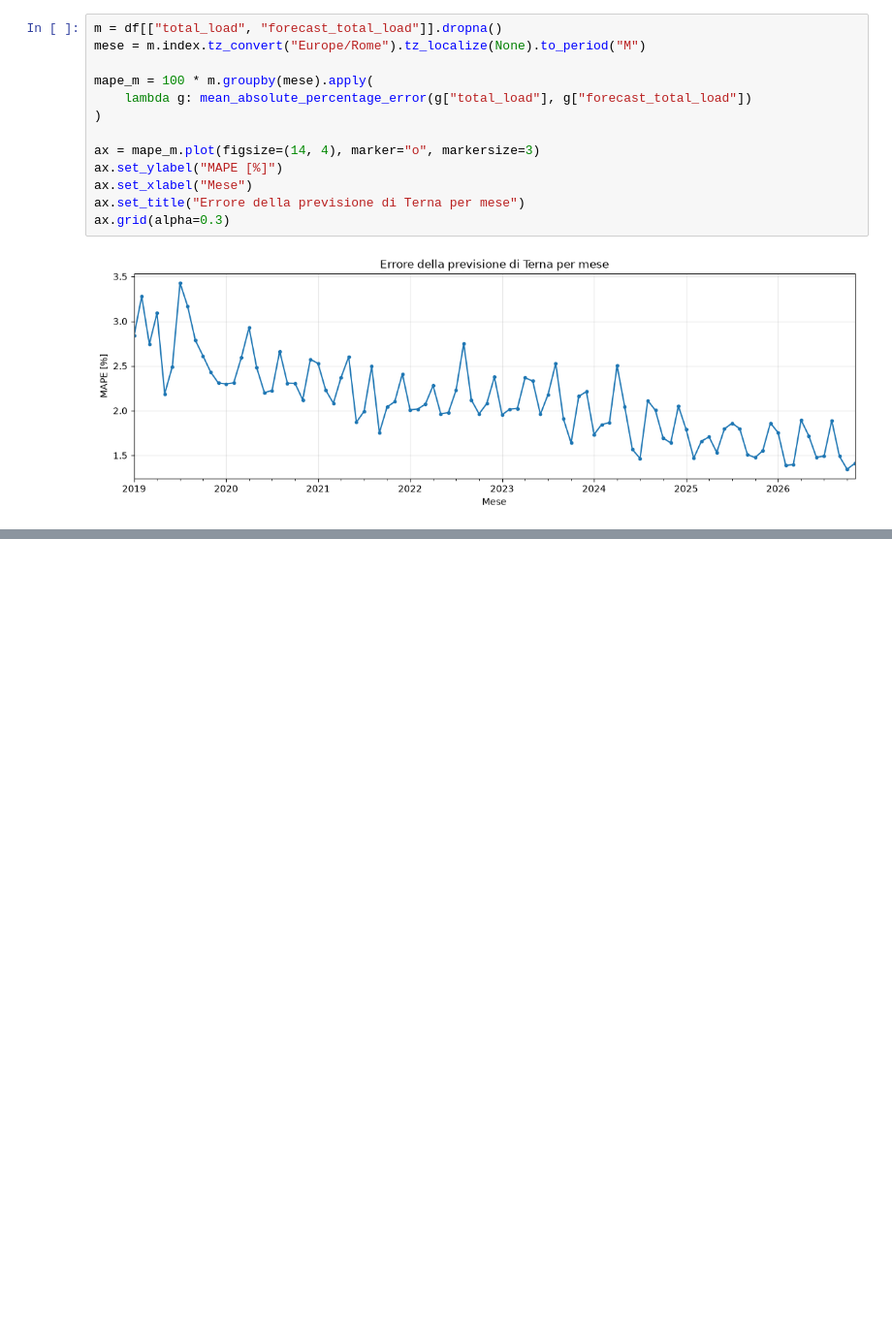
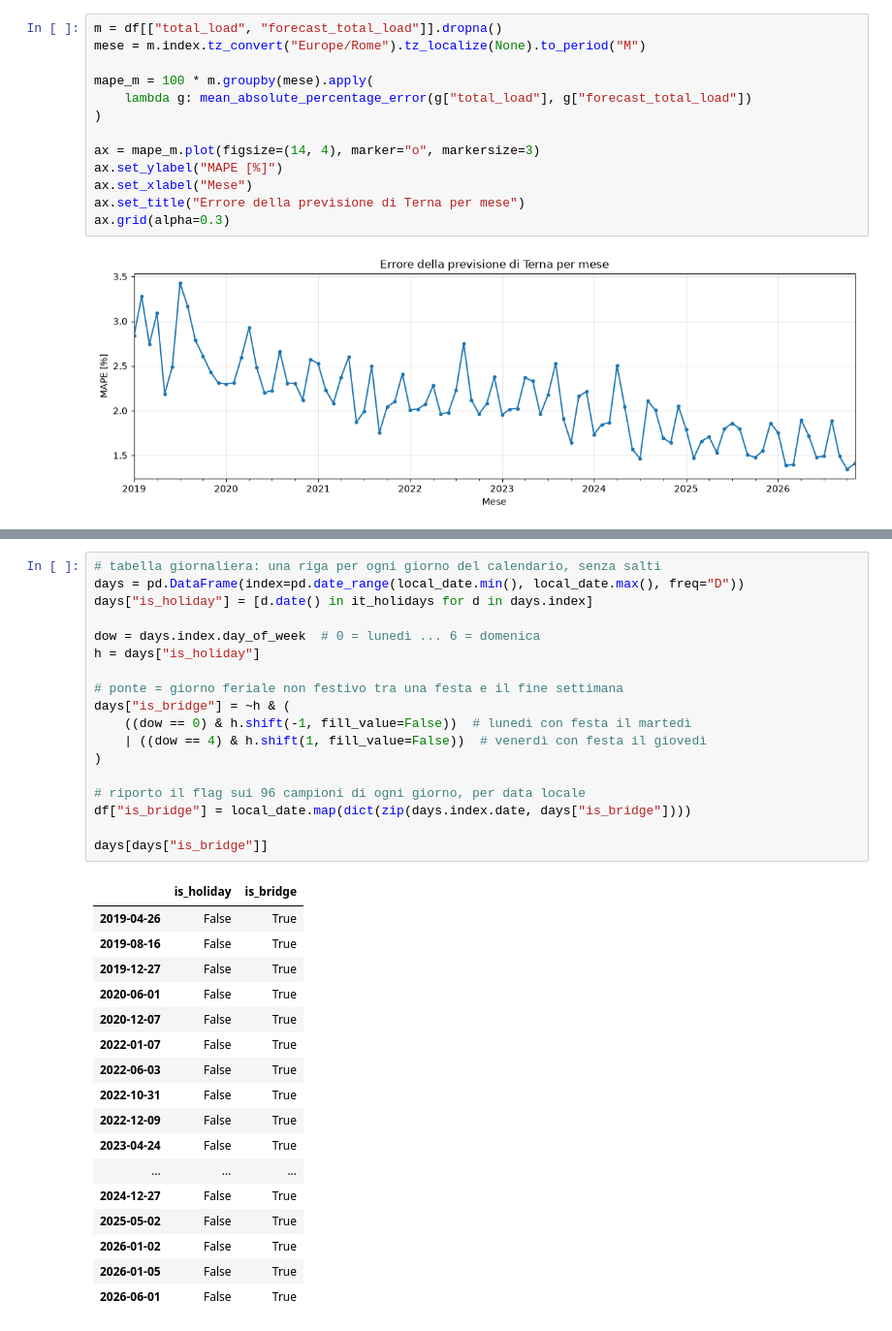
Before and after one commit to Impasse52/power-grid-sentinel, a Jupyter notebook: eda_terna_load.ipynb, the cells around one changed output, grey strips where cells are left out. Shown at 97% size. Drawn from its saved outputs; the diff is of its cells as text; blank space fills up the shorter version.

```diff
--- a/eda_terna_load.ipynb
+++ b/eda_terna_load.ipynb
@@ -278,0 +304,36 @@ ax.grid(alpha=0.3)
+# %%
+# tabella giornaliera: una riga per ogni giorno del calendario, senza salti
+days = pd.DataFrame(index=pd.date_range(local_date.min(), local_date.max(), freq="D"))
+days["is_holiday"] = [d.date() in it_holidays for d in days.index]
+
+dow = days.index.day_of_week  # 0 = lunedì ... 6 = domenica
+h = days["is_holiday"]
+
+# ponte = giorno feriale non festivo tra una festa e il fine settimana
+days["is_bridge"] = ~h & (
+    ((dow == 0) & h.shift(-1, fill_value=False))  # lunedì con festa il martedì
+    | ((dow == 4) & h.shift(1, fill_value=False))  # venerdì con festa il giovedì
+)
+
+# riporto il flag sui 96 campioni di ogni giorno, per data locale
+df["is_bridge"] = local_date.map(dict(zip(days.index.date, days["is_bridge"])))
+
+days[days["is_bridge"]]
+# %% [output]
+|  | is_holiday | is_bridge |
+| 2019-04-26 | False | True |
+| 2019-08-16 | False | True |
+| 2019-12-27 | False | True |
+| 2020-06-01 | False | True |
+| 2020-12-07 | False | True |
+| 2022-01-07 | False | True |
+| 2022-06-03 | False | True |
+| 2022-10-31 | False | True |
+| 2022-12-09 | False | True |
+| 2023-04-24 | False | True |
+| ... | ... | ... |
+| 2024-12-27 | False | True |
+| 2025-05-02 | False | True |
+| 2026-01-02 | False | True |
+| 2026-01-05 | False | True |
+| 2026-06-01 | False | True |
```
Also changed, not shown: parts of 2 cells of this notebook, 8 other files.
